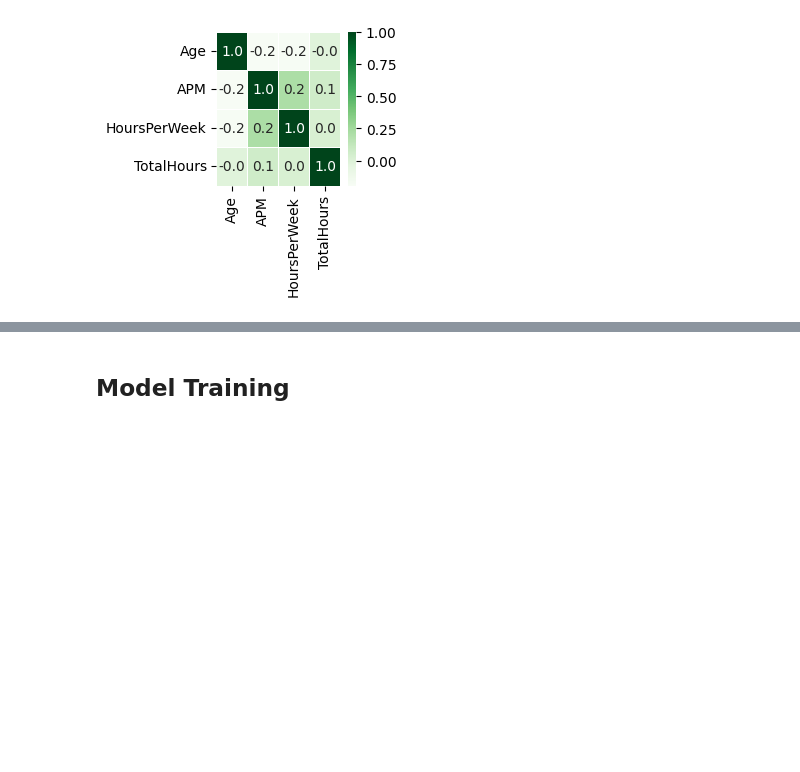
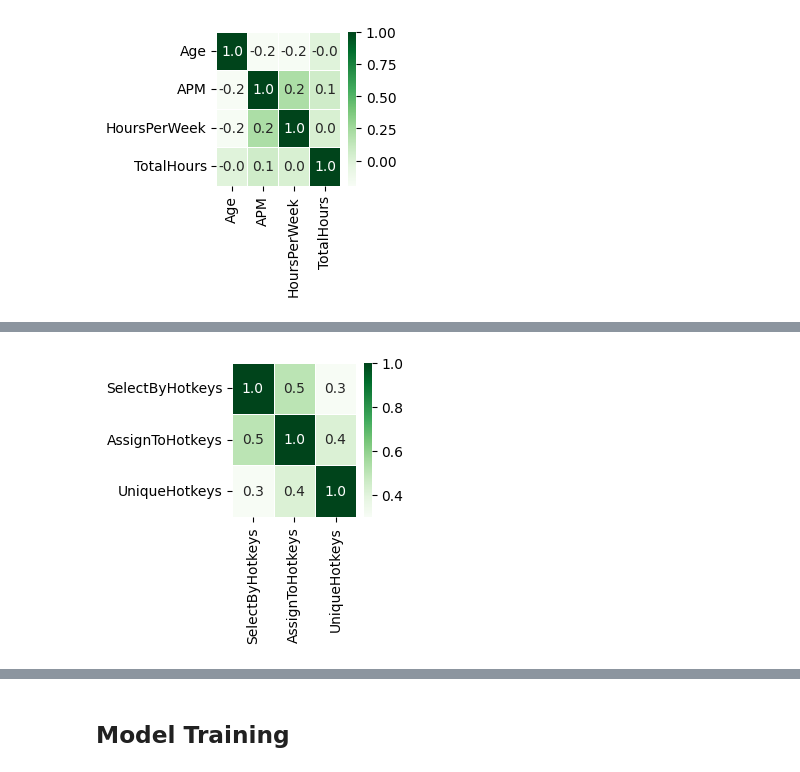
Before and after one commit to shreayan98c/EG-GeniusLeague, a Jupyter notebook: starcraft.ipynb, the cells around one changed output, grey strips where cells are left out. Saved outputs shown, nothing was run; the diff lists cells and outputs as text; code cells hidden in the pictures; blank space fills up the shorter version.

```diff
--- a/starcraft.ipynb
+++ b/starcraft.ipynb
@@ -266,0 +304,7 @@ plt.show()
+# %%
+# Check for multicollinearity using correlation plot
+f,ax = plt.subplots(figsize=(2,2))
+sns.heatmap(data[['SelectByHotkeys','AssignToHotkeys','UniqueHotkeys']].corr(), annot=True, cmap='Greens', linewidths=.5, fmt= '.1f',ax=ax)
+plt.show()
+# %% [output]
+[figure, added]
```
Also changed, not shown: parts of 58 cells of this notebook.
